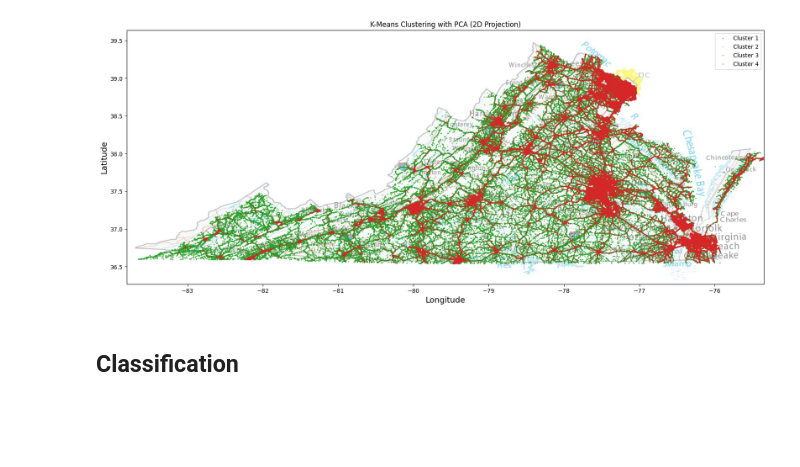
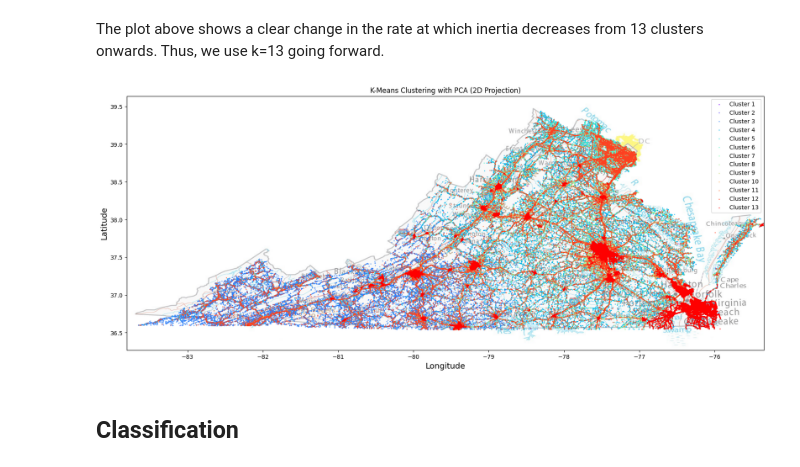
Before and after one commit to keshavtarafdar/ML4VA, a Jupyter notebook: project.ipynb, the cells around one changed output. Drawn from its saved outputs; the diff is of its cells as text; code cells hidden in the pictures; blank space fills up the shorter version.

Commit message:
finished preliminary KMeans experimentation, including 13 cluster colored map

```diff
--- a/project.ipynb
+++ b/project.ipynb
@@ -75,3 +75,21 @@ kmeans = KMeans(n_clusters=4, random_state=42)
 kmeans.fit(data_prepared)
 labels = kmeans.predict(data_prepared)
 centers = kmeans.cluster_centers_
+# %%
+import matplotlib.pyplot as plt
+
+inertia_values = []
+
+min_k, max_k = 2, 21
+
+for k in range(min_k, max_k):
+    kmeans = KMeans(n_clusters=k, random_state=42)
+    kmeans.fit(data_prepared)
+    inertia_values.append(kmeans.inertia_)
+
+plt.figure(figsize=(10, 6))
+plt.plot(range(min_k, max_k), inertia_values, marker='o', linestyle='-')
+plt.xlabel("k")
+plt.ylabel("Inertia")
+plt.grid(True)
+plt.show()
@@ -78,41 +98,54 @@ centers = kmeans.cluster_centers_
+# %% [markdown]
+The plot above shows a clear change in the rate at which inertia decreases from 13 clusters onwards. Thus, we use k=13 going forward.
+# %%
+K = 13
+kmeans = KMeans(n_clusters=K, random_state=42)
+kmeans.fit(data_prepared)
+labels = kmeans.predict(data_prepared)
+centers = kmeans.cluster_centers_
 # %%
 from sklearn.decomposition import PCA
-import matplotlib.pyplot as plt
 import matplotlib.image as mpimg
+from matplotlib.colors import ListedColormap
+import matplotlib
+
+base_cmap = matplotlib.colormaps["rainbow"]
+colors = base_cmap(np.linspace(0, 1, K)) # get evenly spaced colors from the map
+cmap = ListedColormap(colors)
 
 geo_columns = ['X', 'Y']
 
 # Extract longitude and latitude before transformations
 geo_data = data[geo_columns].values
 
 pca = PCA(n_components=2)
 data_2d = pca.fit_transform(data_prepared)
 
 x_min, x_max = np.min(geo_data[:, 0]), np.max(geo_data[:, 0])
 y_min, y_max = np.min(geo_data[:, 1]), np.max(geo_data[:, 1])
 
 # Plot background image (map of VA)
 plt.figure(figsize=(20, 10))
 bg_map = mpimg.imread('./virginia_map.jpg')
 plt.imshow(bg_map, extent=[x_min-0.15, x_max, y_min-0.27, y_max+0.2], alpha=0.5, zorder=0)
 
 # Plot each cluster with a different color
-for i in range(4):
-    plt.scatter(geo_data[labels == i, 0], geo_data[labels == i, 1],
+for i in range(K):
+    # color = cmap(i)
+    plt.scatter(geo_data[labels == i, 0], geo_data[labels == i, 1], color=cmap(i),
                 label=f'Cluster {i + 1}', alpha=0.6, s=1, zorder=1)
 
 # # Plot centroids
 # centers_2d = pca.transform(centers)
 # plt.scatter(centers[:, 0], centers[:, 1], s=300, c='red', marker='X', label='Centroids')
 
-# Read the image of California (make sure you have it in the directory)
 plt.title('K-Means Clustering with PCA (2D Projection)')
 plt.ylabel("Latitude", fontsize=14)
 plt.xlabel("Longitude", fontsize=14)
 plt.legend()
 plt.show()
 # %% [output]
-[figure, old version]
+[figure, new version]
 # %% [markdown]
 ## Classification
 # %%
```
Also changed, not shown: parts of 1 cell of this notebook, 1 other file.
